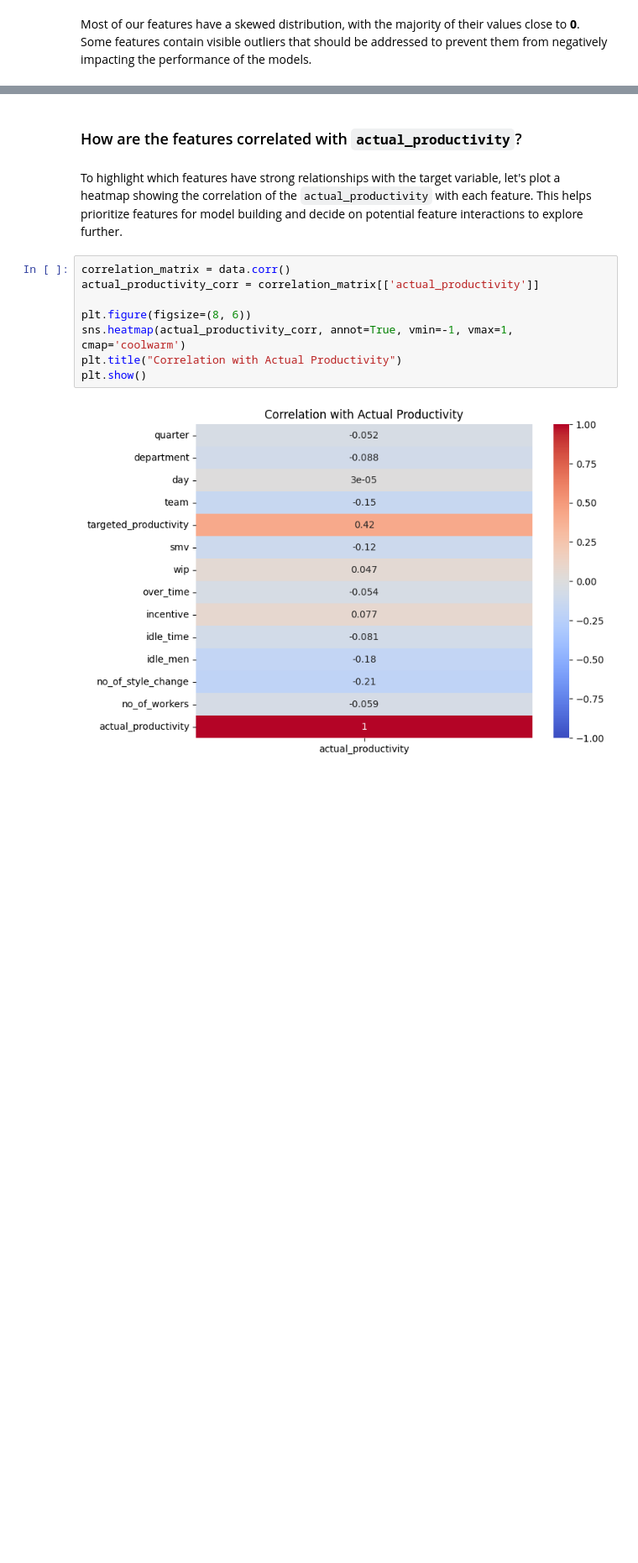
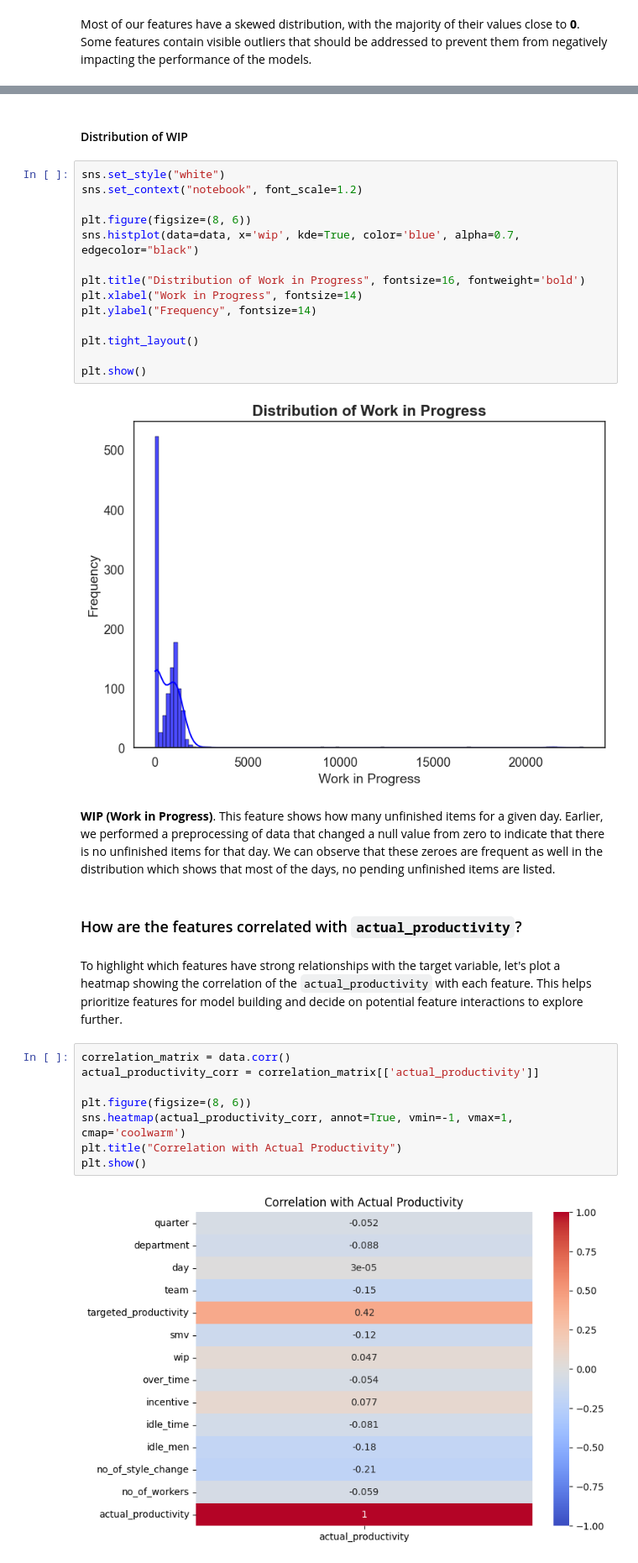
Before and after one commit to Samoyedeu/STINTSY-ML-Project, a Jupyter notebook: STINTSY_MLP.ipynb, the cells around one changed output, grey strips where cells are left out. Shown at 84% size. Cells and saved outputs as stored; diff of their text form; blank space fills up the shorter version.

```diff
--- a/STINTSY_MLP.ipynb
+++ b/STINTSY_MLP.ipynb
@@ -478,3 +540,23 @@ Most of our features have a skewed distribution, with the majority of their valu
+# %% [markdown]
+#### Distribution of WIP
+# %%
+sns.set_style("white")
+sns.set_context("notebook", font_scale=1.2)
+
+plt.figure(figsize=(8, 6))
+sns.histplot(data=data, x='wip', kde=True, color='blue', alpha=0.7, edgecolor="black")
+
+plt.title("Distribution of Work in Progress", fontsize=16, fontweight='bold')
+plt.xlabel("Work in Progress", fontsize=14)
+plt.ylabel("Frequency", fontsize=14)
+
+plt.tight_layout()
+
+plt.show()
+# %% [output]
+[figure, added]
+# %% [markdown]
+**WIP (Work in Progress)**. This feature shows how many unfinished items for a given day. Earlier, we performed a preprocessing of data that changed a null value from zero to indicate that there is no unfinished items for that day. We can observe that these zeroes are frequent as well in the distribution which shows that most of the days, no pending unfinished items are listed.
 # %% [markdown]
 ### How are the features correlated with `actual_productivity`?
 # %% [markdown]
```
Also changed, not shown: parts of 15 cells of this notebook.
